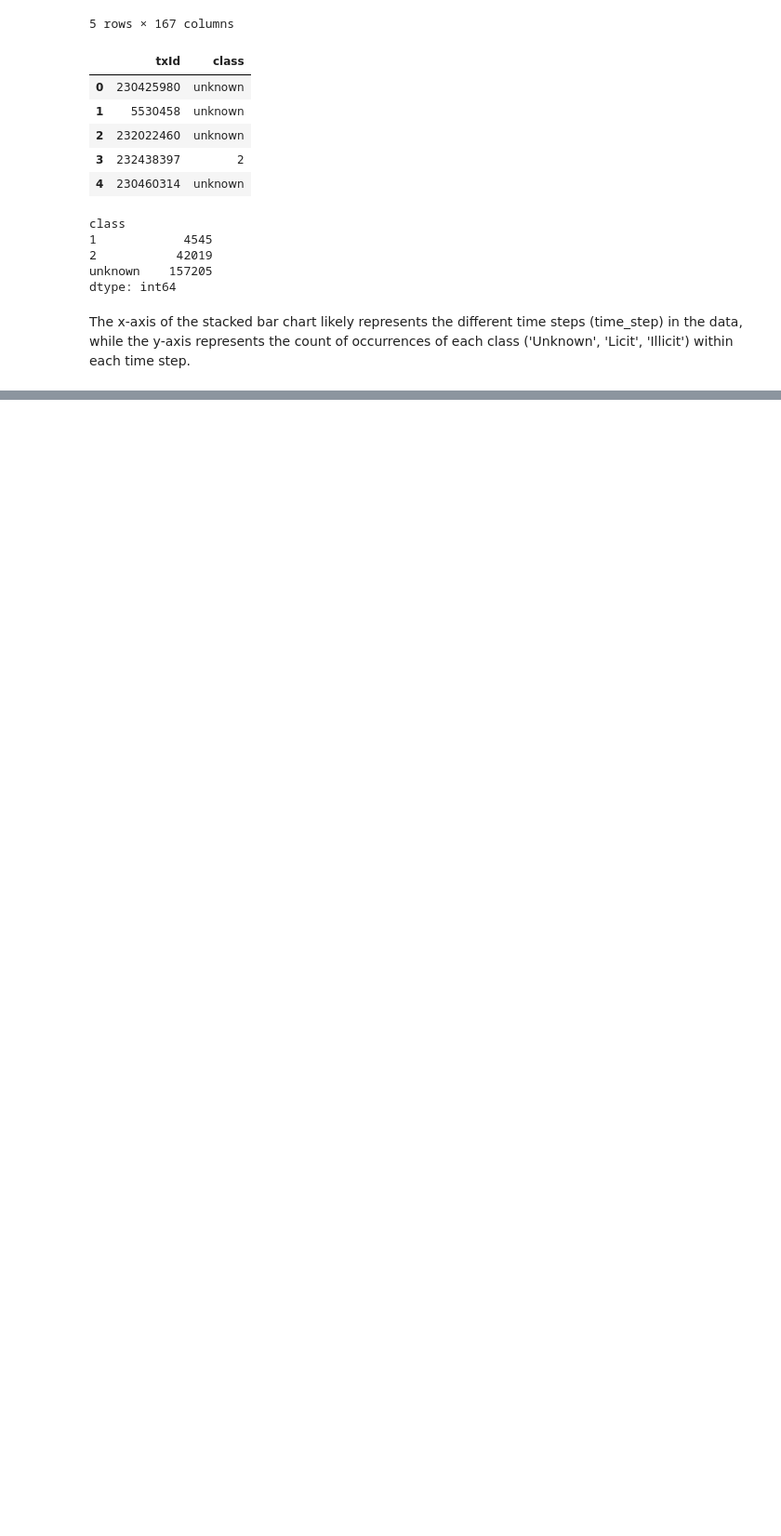
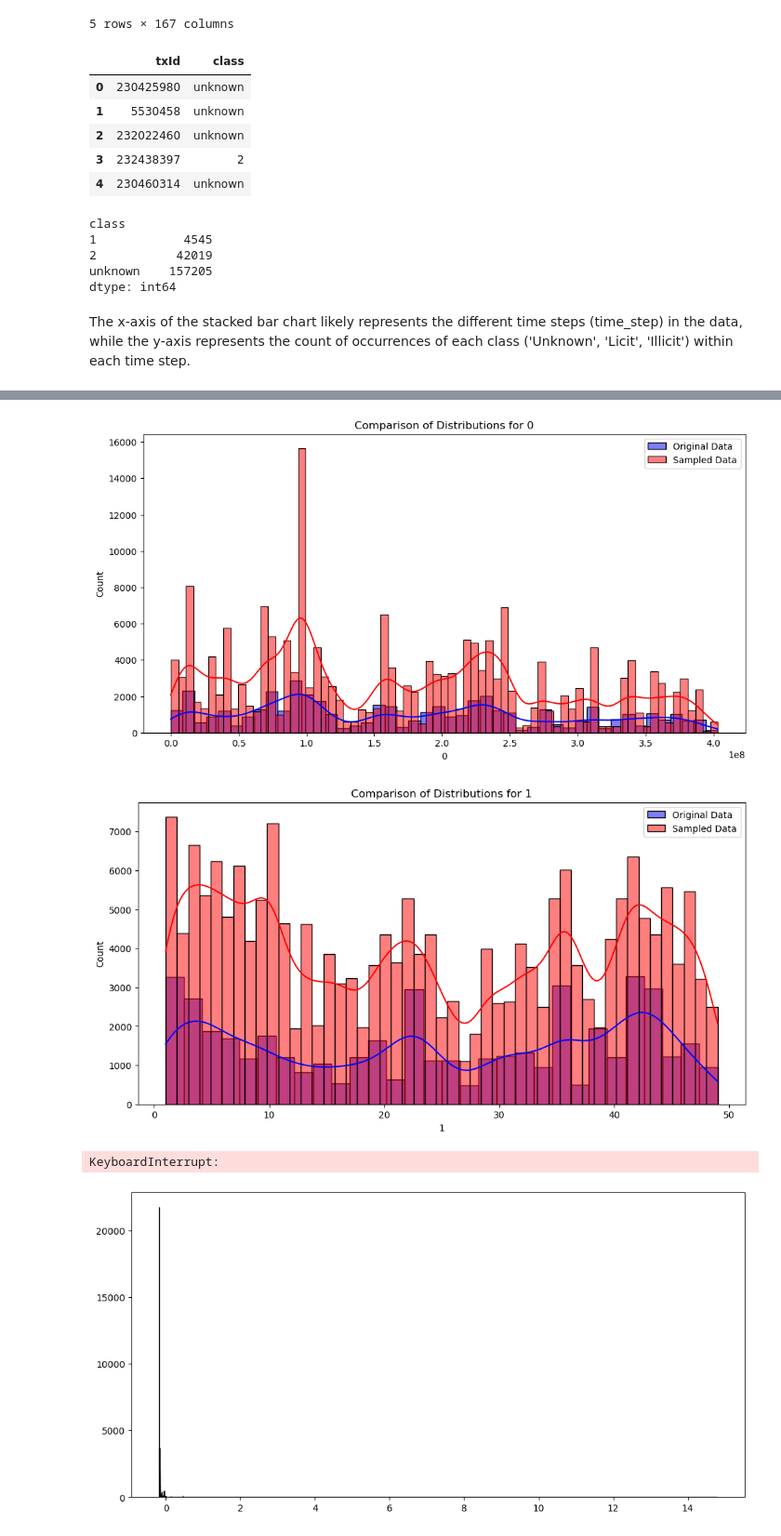
Before and after one commit to pmedare/synthesis-project-II, a Jupyter notebook: Roger/first_tries.ipynb, the cells around one changed output, grey strips where cells are left out. Shown at 93% size. Cells and saved outputs as stored; diff of their text form; code cells hidden in the pictures; blank space fills up the shorter version.

```diff
--- a/Roger/first_tries.ipynb
+++ b/Roger/first_tries.ipynb
@@ -92,0 +249,13 @@ py.iplot(fig)
+# %%
+for column in unknown_df.columns:
+    plt.figure(figsize=(12, 6))
+    sns.histplot(known_df[column], kde=True, color='blue', label='Original Data')
+    sns.histplot(new_data[column], kde=True, color='red', label='Sampled Data', alpha=0.5)
+    plt.legend()
+    plt.title(f'Comparison of Distributions for {column}')
+    plt.show()
+# %% [output]
+[figure, added]
+[figure, added]
+KeyboardInterrupt:
+[figure, added]
```
Also changed, not shown: parts of 13 cells of this notebook.
